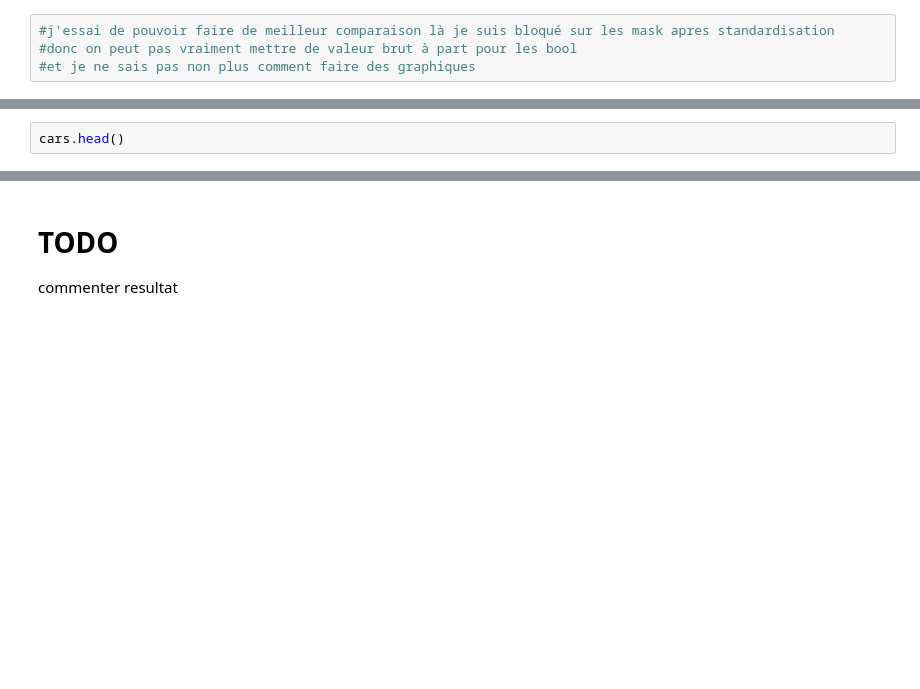
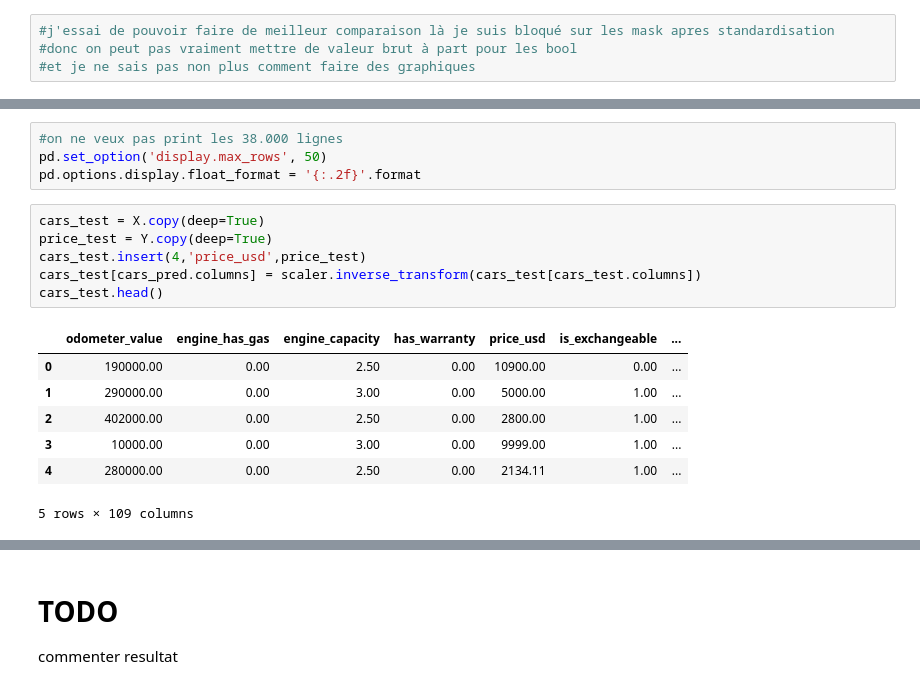
Before and after one commit to kerhogo/ias_cars, a Jupyter notebook: Cars.ipynb, the cells around one changed output, grey strips where cells are left out. Cells and saved outputs as stored; diff of their text form; blank space fills up the shorter version.

```diff
--- a/Cars.ipynb
+++ b/Cars.ipynb
@@ -559,2 +571,18 @@ print(cars.price_usd.median())
 # %%
-cars.head()
+#on ne veux pas print les 38.000 lignes
+pd.set_option('display.max_rows', 50)
+pd.options.display.float_format = '{:.2f}'.format
+# %%
+cars_test = X.copy(deep=True)
+price_test = Y.copy(deep=True)
+cars_test.insert(4,'price_usd',price_test)
+cars_test[cars_pred.columns] = scaler.inverse_transform(cars_test[cars_test.columns])
+cars_test.head()
+# %% [output]
+|  | odometer_value | engine_has_gas | engine_capacity | has_warranty | price_usd | is_exchangeable | ... |
+| 0 | 190000.00 | 0.00 | 2.50 | 0.00 | 10900.00 | 0.00 | ... |
+| 1 | 290000.00 | 0.00 | 3.00 | 0.00 | 5000.00 | 1.00 | ... |
+| 2 | 402000.00 | 0.00 | 2.50 | 0.00 | 2800.00 | 1.00 | ... |
+| 3 | 10000.00 | 0.00 | 3.00 | 0.00 | 9999.00 | 1.00 | ... |
+| 4 | 280000.00 | 0.00 | 2.50 | 0.00 | 2134.11 | 1.00 | ... |
+5 rows × 109 columns
```
Also changed, not shown: parts of 17 cells of this notebook.
